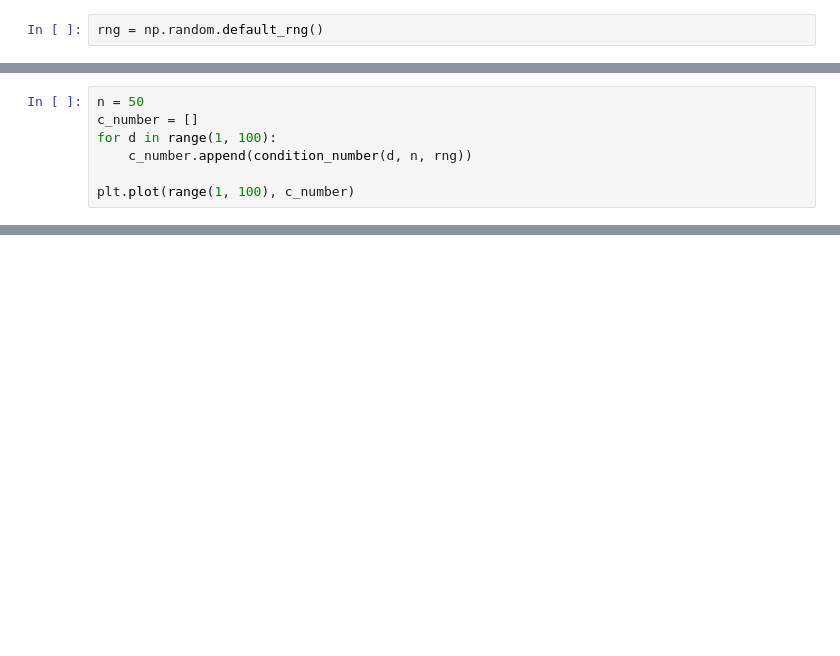
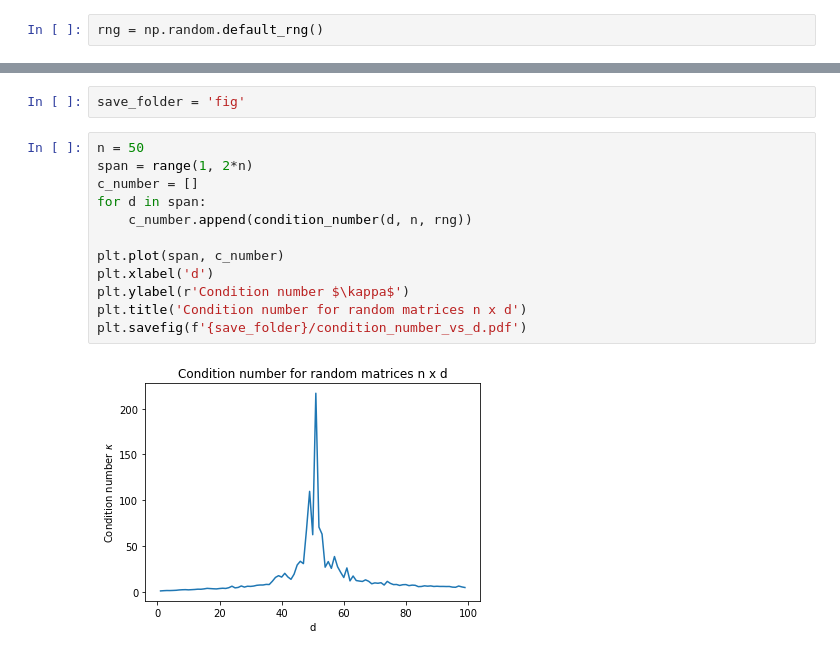
Before and after one commit to nfoppiani/over-parametrized, a Jupyter notebook: condition_number.ipynb, the cells around one changed output, grey strips where cells are left out. Cells and saved outputs as stored; diff of their text form; blank space fills up the shorter version.

Commit message:
New plots for double descent with condition number

```diff
--- a/condition_number.ipynb
+++ b/condition_number.ipynb
@@ -14,7 +21,0 @@ aux = rng.standard_normal((20, 30))
-# %%
-n = 50
-c_number = []
-for d in range(1, 100):
-    c_number.append(condition_number(d, n, rng))
-
-plt.plot(range(1, 100), c_number)
@@ -27,0 +22,16 @@ plt.plot(range(1, 100), c_number)
+# %%
+save_folder = 'fig'
+# %%
+n = 50
+span = range(1, 2*n)
+c_number = []
+for d in span:
+    c_number.append(condition_number(d, n, rng))
+
+plt.plot(span, c_number)
+plt.xlabel('d')
+plt.ylabel(r'Condition number $\kappa$')
+plt.title('Condition number for random matrices n x d')
+plt.savefig(f'{save_folder}/condition_number_vs_d.pdf')
+# %% [output]
+[figure, added]
```
Also changed, not shown: parts of 6 cells of this notebook, 3 other files.
